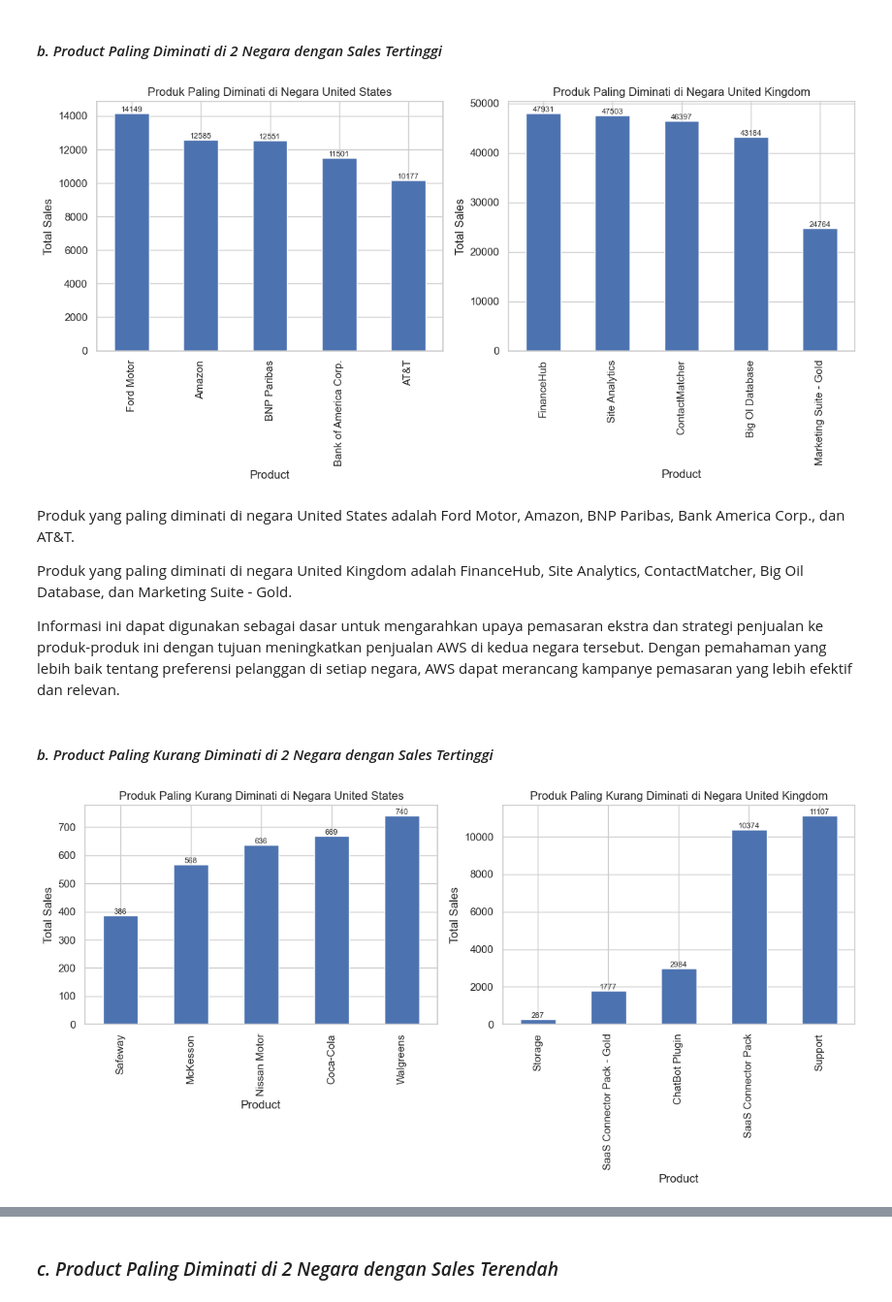
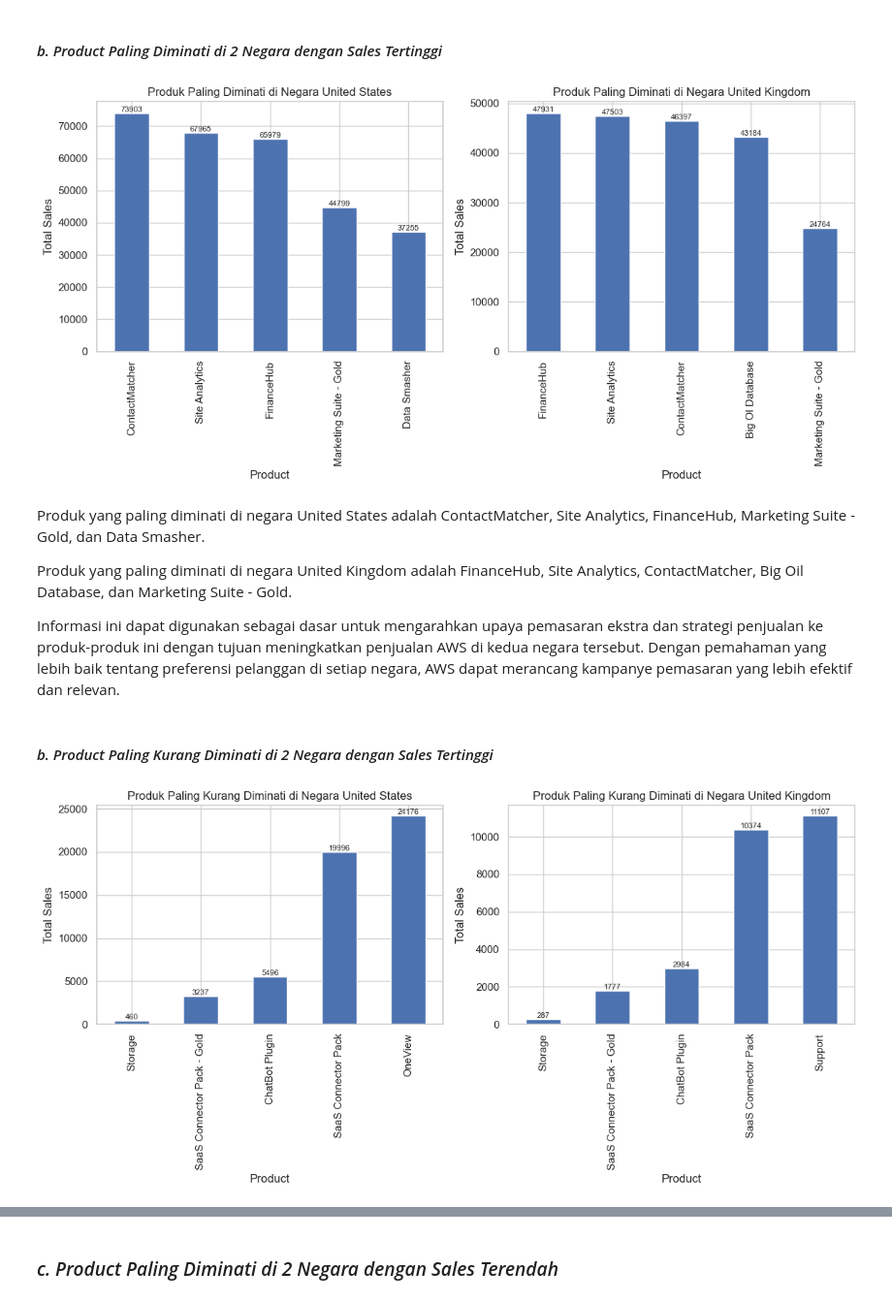
Before and after one commit to nadgatha/CapstoneProject2_NadyaSarillaAgatha, a Jupyter notebook: Capstone Project 2_Nadya Sarilla Agatha.ipynb, the cells around one changed output, grey strips where cells are left out. Shown at 97% size. Saved outputs shown, nothing was run; the diff lists cells and outputs as text; code cells hidden in the pictures.

```diff
--- a/Capstone Project 2_Nadya Sarilla Agatha.ipynb
+++ b/Capstone Project 2_Nadya Sarilla Agatha.ipynb
@@ -837,7 +824,7 @@ us_data = data[data['Country'] == 'United States']
 uk_data = data[data['Country'] == 'United Kingdom']
 
 # Mengelompokkan data Sales berdasarkan Product dan menghitung total Sales per Product di United States
-product_sales_us = us_data.groupby('Customer')['Sales'].sum().nlargest()
+product_sales_us = us_data.groupby('Product')['Sales'].sum().nlargest()
 
 # Mengelompokkan data Sales berdasarkan Product dan menghitung total Sales per Product di United Kingdom
 product_sales_uk = uk_data.groupby('Product')['Sales'].sum().nlargest()
@@ -858,9 +845,9 @@ plt.bar_label(plt.gca().containers[0], fmt='%0.0f', label_type='edge', fontsize=
 plt.tight_layout()
 plt.show() # Menampilkan grafik
 # %% [output]
-[figure, old version]
+[figure, new version]
 # %% [markdown]
-Produk yang paling diminati di negara United States adalah Ford Motor, Amazon, BNP Paribas, Bank America Corp., dan AT&T.
+Produk yang paling diminati di negara United States adalah ContactMatcher, Site Analytics, FinanceHub, Marketing Suite - Gold, dan Data Smasher.
 
 Produk yang paling diminati di negara United Kingdom adalah FinanceHub, Site Analytics, ContactMatcher, Big Oil Database, dan Marketing Suite - Gold.
 
@@ -870,29 +857,29 @@ Informasi ini dapat digunakan sebagai dasar untuk mengarahkan upaya pemasaran ek
 # %%
 # Memisahkan data untuk United States dan United Kingdom
 us_data = data[data['Country'] == 'United States']
 uk_data = data[data['Country'] == 'United Kingdom']
 
 # Mengelompokkan data Sales berdasarkan Product dan menghitung total Sales per Product di United States
-product_sales_us = us_data.groupby('Customer')['Sales'].sum().nsmallest()
+product_sales_us = us_data.groupby('Product')['Sales'].sum().nsmallest()
 
 # Mengelompokkan data Sales berdasarkan Product dan menghitung total Sales per Product di United Kingdom
 product_sales_uk = uk_data.groupby('Product')['Sales'].sum().nsmallest()
 
 # Visualisasi data Top Products by Sales di United States
 plt.figure(figsize=(12, 6))
 plt.subplot(1, 2, 1)
 product_sales_us.plot(kind='bar', xlabel='Product', ylabel='Total Sales', title='Produk Paling Kurang Diminati di Negara United States')
 plt.xticks(rotation=90)
 plt.bar_label(plt.gca().containers[0], fmt='%0.0f', label_type='edge', fontsize=8)
 
 # Visualisasi data Top Products by Sales di United Kingdom
 plt.subplot(1, 2, 2)
 product_sales_uk.plot(kind='bar', xlabel='Product', ylabel='Total Sales', title='Produk Paling Kurang Diminati di Negara United Kingdom')
 plt.xticks(rotation=90)
 plt.bar_label(plt.gca().containers[0], fmt='%0.0f', label_type='edge', fontsize=8)
 
 plt.tight_layout()
 plt.show() # Menampilkan grafik
 # %% [output]
-[figure, old version]
+[figure, new version]
 # %% [markdown]
```
Also changed, not shown: parts of 7 cells of this notebook.
